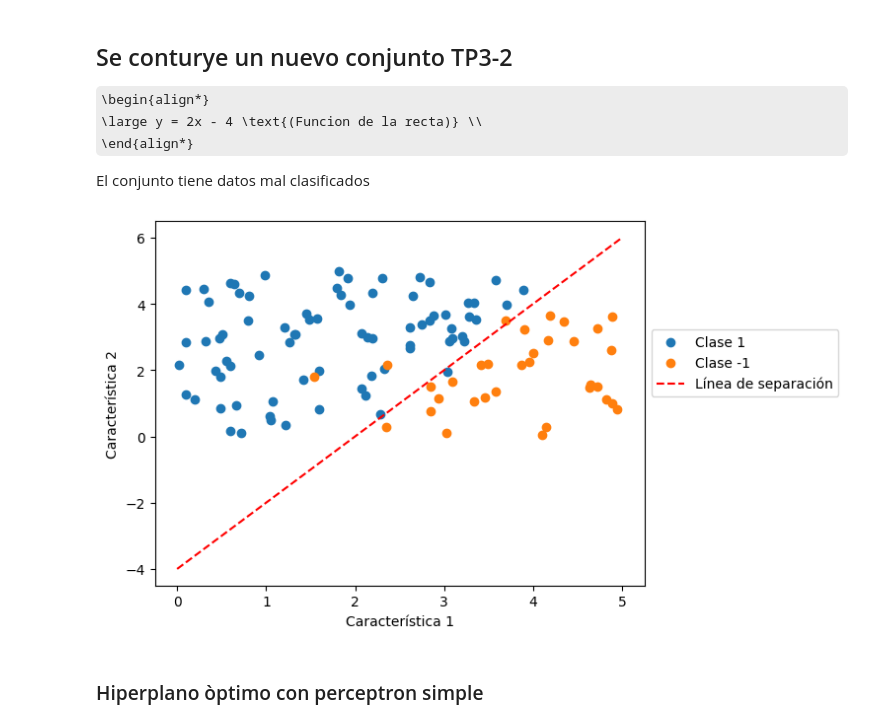
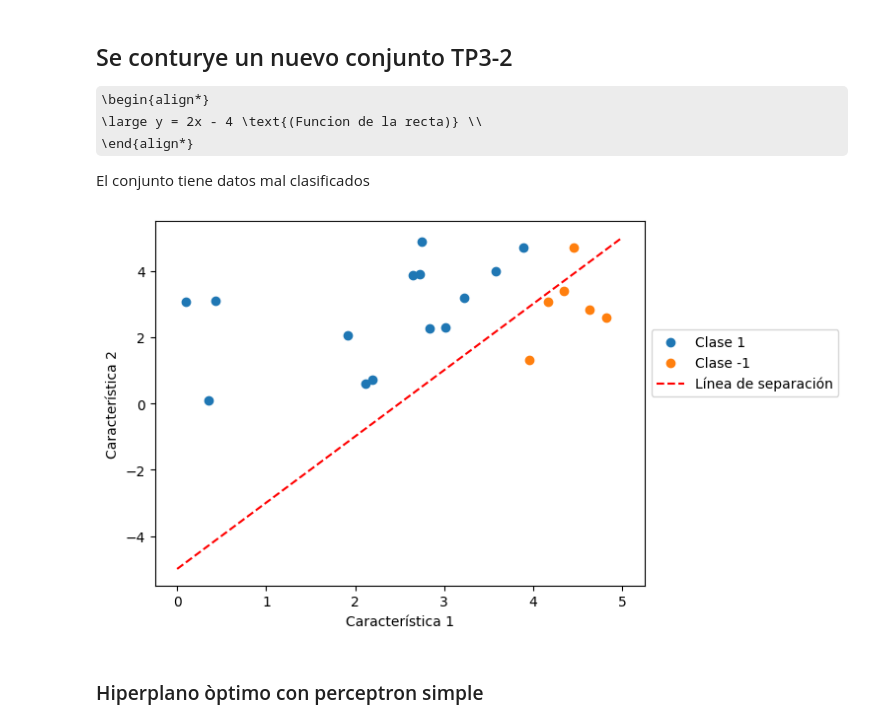
Before and after one commit to UnahurAprendizajeAutomatico/SVM, a Jupyter notebook: modelos/svm.ipynb, the cells around one changed output. Saved outputs shown, nothing was run; the diff lists cells and outputs as text; code cells hidden in the pictures; some formulas as TeX source.

```diff
--- a/modelos/svm.ipynb
+++ b/modelos/svm.ipynb
@@ -14,24 +17,25 @@ import matplotlib.pyplot as plt
 np.random.seed(0)
 
 # Generar puntos aleatorios en el rango [0, 5] × [0, 5]
-num_points = 100
+num_points = 20
 x1 = np.random.uniform(0, 5, num_points)
 x2 = np.random.uniform(0, 5, num_points)
 
 # Definir la línea de separación
 # Por ejemplo, y = 2x - 4
 def separador(x):
-    return 2 * x - 4
+    return 2 * x  - 4
 
 # Asignar etiquetas de clase 1 o -1 según la posición con respecto a la línea
-y = np.where(x2 >= separador(x1), 1, -1)
+y_real = np.where(x2 >= separador(x1), 1, -1)
 
 # Visualizar los datos
-plt.scatter(x1[y == 1], x2[y == 1], label='Clase 1')
-plt.scatter(x1[y == -1], x2[y == -1], label='Clase -1')
+plt.scatter(x1[y_real == 1], x2[y_real == 1], label='Clase 1')
+plt.scatter(x1[y_real == -1], x2[y_real == -1], label='Clase -1')
 plt.plot([0, 5], [separador(0), separador(5)], color='red', linestyle='--', label='Línea de separación')
 plt.xlabel('Característica 1')
 plt.ylabel('Característica 2')
 plt.legend(loc='lower left',bbox_to_anchor=(1, 0.5))
+plt.title('TP3-1')
 plt.show()
 # %% [output]
@@ -104,43 +112,42 @@ plt.show()
 
 El conjunto tiene datos mal clasificados
 # %%
+
+# Establecer una semilla aleatoria para la reproducibilidad
 import numpy as np
 import matplotlib.pyplot as plt
 
 # Establecer una semilla aleatoria para la reproducibilidad
 np.random.seed(0)
 
 # Generar puntos aleatorios en el rango [0, 5] × [0, 5]
-num_points = 100
+num_points = 20
 x1 = np.random.uniform(0, 5, num_points)
 x2 = np.random.uniform(0, 5, num_points)
 
-# Definir la línea de separación
+# Definir la línea de separación con un pequeño sesgo
+# Por ejemplo, y = 2x - 4 + ruido
 def separador(x):
-    return 2 * x - 4
+    ruido = np.random.normal(0, 0.5)
+    return 2 * x - 4 + ruido
 
 # Asignar etiquetas de clase 1 o -1 según la posición con respecto a la línea
-y = np.where(x2 >= separador(x1), 1, -1)
-
-# Agregar algunos puntos mal clasificados cerca del hiperplano
-num_misclassified = 10
-misclassified_x1 = np.random.uniform(1, 4, num_misclassified)
-misclassified_x2 = np.random.uniform(1, 4, num_misclassified)
-misclassified_y = np.random.choice([-1, 1], num_misclassified)
-x1 = np.concatenate((x1, misclassified_x1))
-x2 = np.concatenate((x2, misclassified_x2))
-y = np.concatenate((y, misclassified_y))
+y_real2 = np.where(x2 >= separador(x1), 1, -1)
 
 # Visualizar los datos
-plt.scatter(x1[y == 1], x2[y == 1], label='Clase 1')
-plt.scatter(x1[y == -1], x2[y == -1], label='Clase -1')
-plt.plot([0, 5], [separador(0), separador(5)], color='red', linestyle='--', label='Línea de separación')
+plt.scatter(x1[y_real == 1], x2[y_real == 1], label='Clase 1')
+plt.scatter(x1[y_real == -1], x2[y_real == -1], label='Clase -1')
+
+x_separacion = np.array([0, 5])
+y_separacion = separador(x_separacion)
+
+plt.plot(x_separacion, y_separacion, color='red', linestyle='--', label='Línea de separación')
 plt.xlabel('Característica 1')
 plt.ylabel('Característica 2')
 plt.legend(loc='lower left',bbox_to_anchor=(1, 0.5))
 plt.show()
 # %% [output]
-[figure, old version]
+[figure, new version]
 # %% [markdown]
 ### Hiperplano òptimo con perceptron simple
 # %%
```
Also changed, not shown: parts of 25 cells of this notebook, 2 other files.
